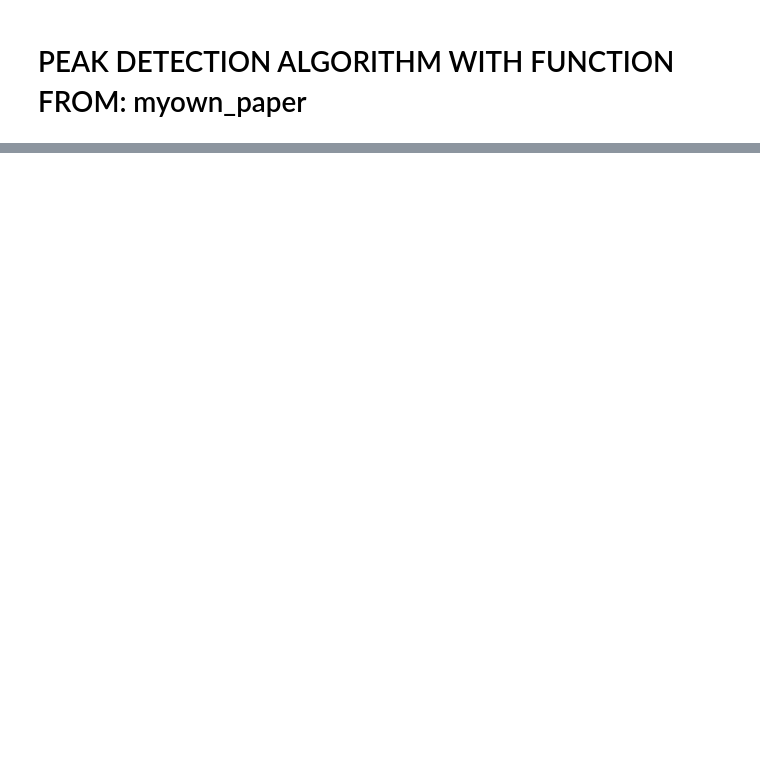
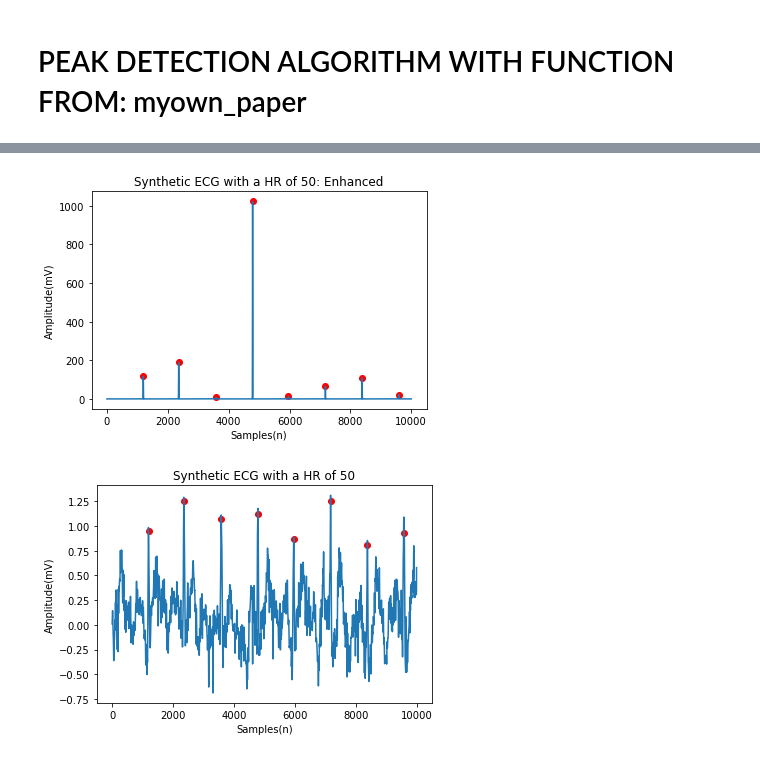
Before and after one commit to molbioeng/Molecool, a Jupyter notebook: Peak_Detection_myown.ipynb, the cells around one changed output, grey strips where cells are left out. Cells and saved outputs as stored; diff of their text form; code cells hidden in the pictures; blank space fills up the shorter version.

Commit message:
JMR - new version for the peak detection algorithm

```diff
--- a/Peak_Detection_myown.ipynb
+++ b/Peak_Detection_myown.ipynb
@@ -314,0 +317,31 @@ plt.show()
+# %%
+# We generate three different synthethic ECG signals, with different ammounts of noise. Library: neurokit2
+
+ecg50 = nk.ecg_simulate(duration=10, sampling_rate=1000, heart_rate=50, noise=0.4) # No noise, HR:50
+ecg80 = nk.ecg_simulate(duration=10, sampling_rate=1000, heart_rate=80, noise=0.2) # No noise, HR:80
+ecg100 = nk.ecg_simulate(duration=10, sampling_rate=1000, heart_rate=100, noise=0.15) # No noise, HR:100
+# %%
+filtered50 = _filtering(ecg50,1000)
+peaks = _peakdetection(filtered50)
+
+plt.plot(filtered50)
+plt.title('Synthetic ECG with a HR of 50: Enhanced')
+plt.xlabel('Samples(n)')
+plt.ylabel('Amplitude(mV)')
+plt.scatter(peaks['x_values'],peaks['y_values'],marker='o',c='red')
+plt.show()
+
+y_values = []
+for point in peaks['x_values']:
+    if point > 0:
+        y_values.append(ecg50[point])
+
+plt.plot(ecg50)
+plt.title('Synthetic ECG with a HR of 50')
+plt.xlabel('Samples(n)')
+plt.ylabel('Amplitude(mV)')
+plt.scatter(peaks['x_values'],y_values,marker='o',c='red')
+plt.show()
+# %% [output]
+[figure, added]
+[figure, added]
```
Also changed, not shown: parts of 23 cells of this notebook, 1 other file.
